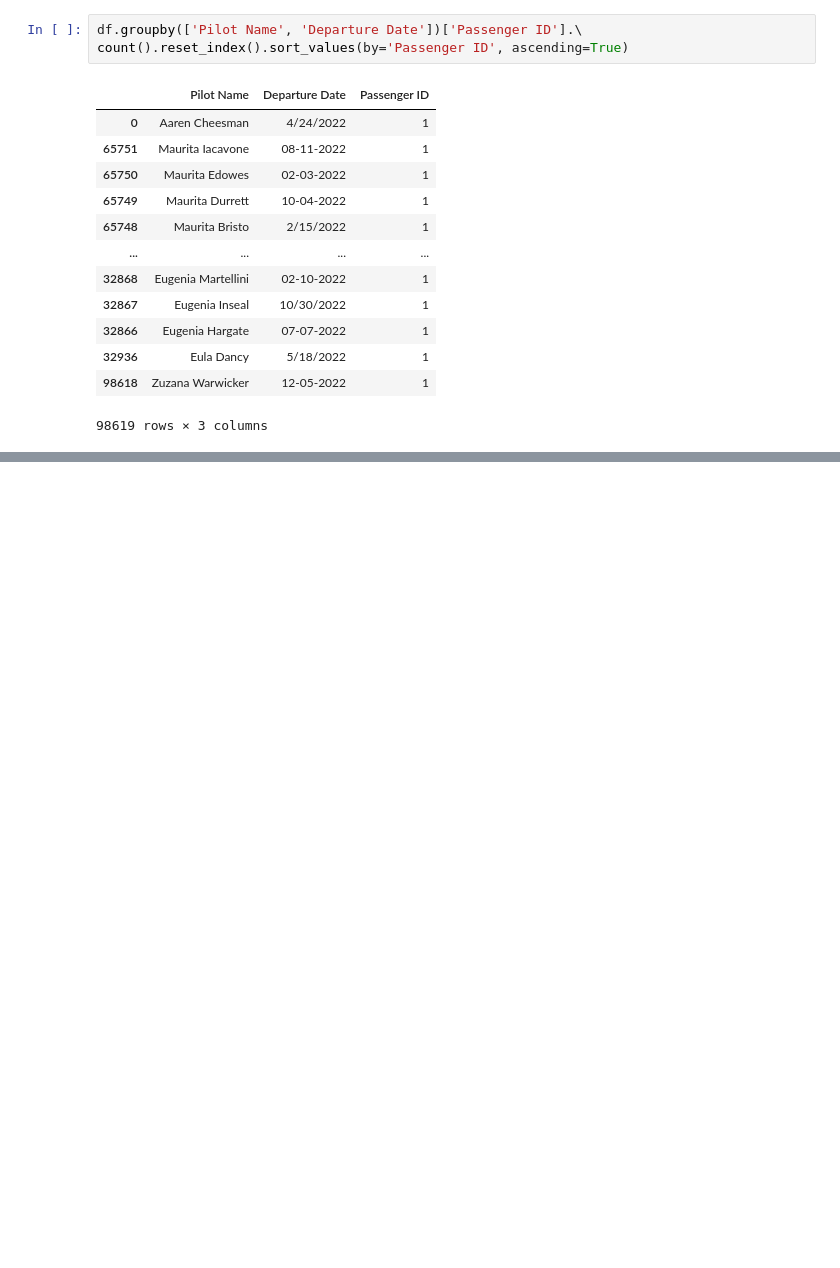
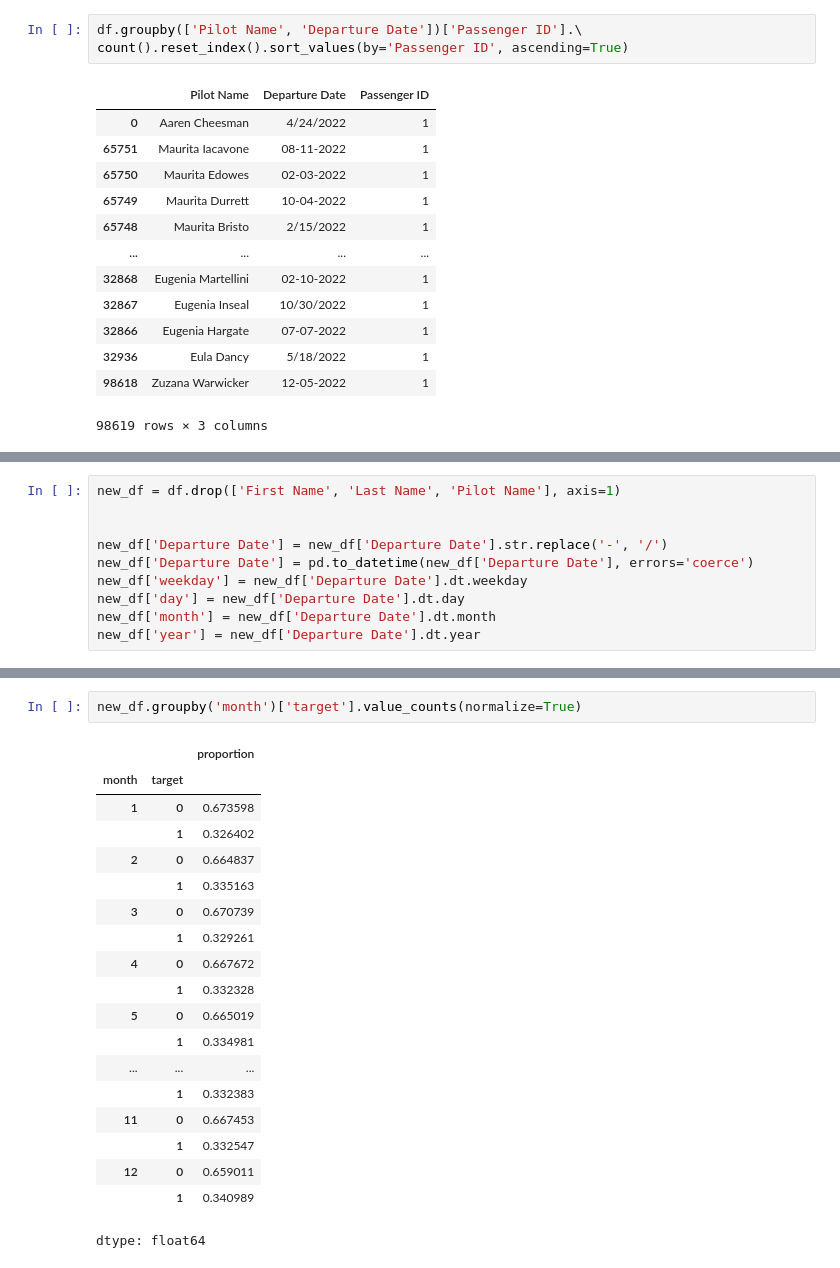
Before and after one commit to UznetDev/Data-science-home-work, a Jupyter notebook: 08_Okt_2024.ipynb, the cells around one changed output, grey strips where cells are left out. Saved outputs shown, nothing was run; the diff lists cells and outputs as text; blank space fills up the shorter version.

```diff
--- a/08_Okt_2024.ipynb
+++ b/08_Okt_2024.ipynb
@@ -80,0 +107,10 @@ count().reset_index().sort_values(by='Passenger ID', ascending=True).shape
+# %%
+new_df = df.drop(['First Name', 'Last Name', 'Pilot Name'], axis=1)
+
+
+new_df['Departure Date'] = new_df['Departure Date'].str.replace('-', '/')
+new_df['Departure Date'] = pd.to_datetime(new_df['Departure Date'], errors='coerce')
+new_df['weekday'] = new_df['Departure Date'].dt.weekday
+new_df['day'] = new_df['Departure Date'].dt.day
+new_df['month'] = new_df['Departure Date'].dt.month
+new_df['year'] = new_df['Departure Date'].dt.year
@@ -80,0 +137,22 @@ count().reset_index().sort_values(by='Passenger ID', ascending=True).shape
+# %%
+new_df.groupby('month')['target'].value_counts(normalize=True)
+# %% [output]
+|  |  | proportion |
+| month | target |  |
+| 1 | 0 | 0.673598 |
+|  | 1 | 0.326402 |
+| 2 | 0 | 0.664837 |
+|  | 1 | 0.335163 |
+| 3 | 0 | 0.670739 |
+|  | 1 | 0.329261 |
+| 4 | 0 | 0.667672 |
+|  | 1 | 0.332328 |
+| 5 | 0 | 0.665019 |
+|  | 1 | 0.334981 |
+| ... | ... | ... |
+|  | 1 | 0.332383 |
+| 11 | 0 | 0.667453 |
+|  | 1 | 0.332547 |
+| 12 | 0 | 0.659011 |
+|  | 1 | 0.340989 |
+dtype: float64
```
Also changed, not shown: parts of 19 cells of this notebook.
